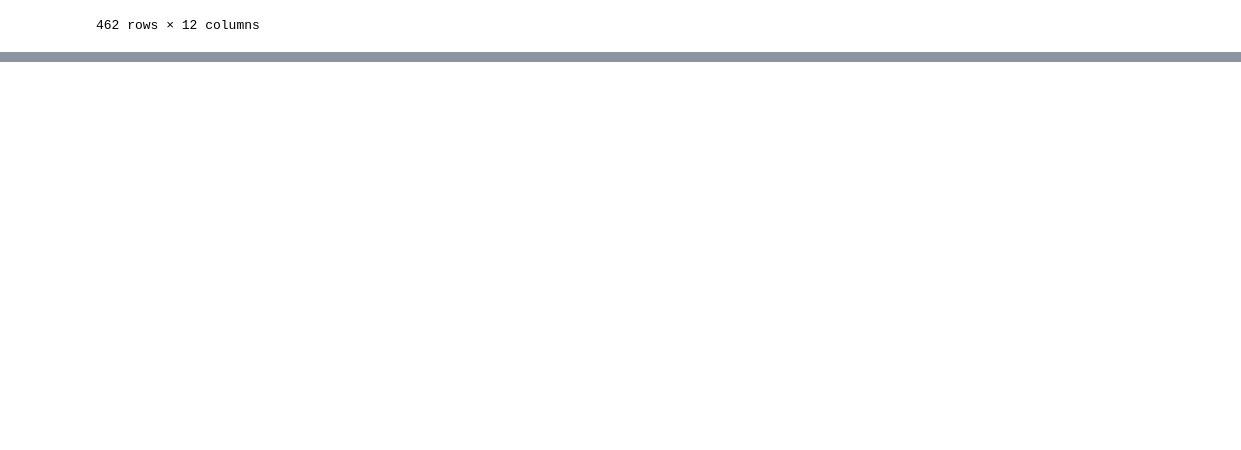
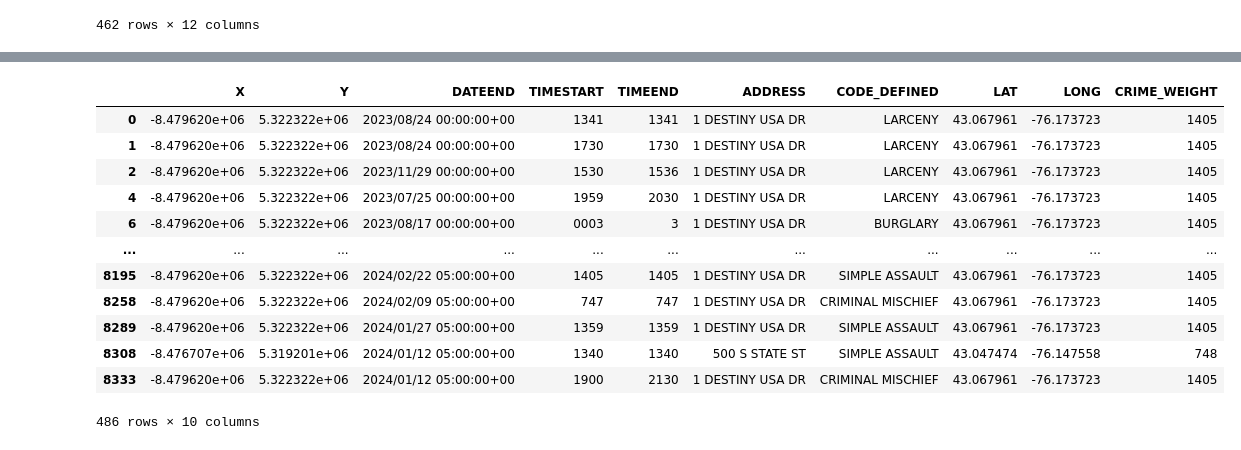
Before and after one commit to rangelkoli/WalkSafe, a Jupyter notebook: backend/EDA.ipynb, the cells around one changed output, grey strips where cells are left out. Drawn from its saved outputs; the diff is of its cells as text; code cells hidden in the pictures; blank space fills up the shorter version.

Commit message:
Added Heatmap Initial State

```diff
--- a/backend/EDA.ipynb
+++ b/backend/EDA.ipynb
@@ -119,10 +133,29 @@ dtype: int64
 # %%
-crimeWeights ={
-    "LARCENY": 1,
-    "BURGLARY": 2,
-    "MOTOR VEHICLE THEFT": 3,
-    "ROBBERY": 4,
-    "AGGRAVATED ASSAULT": 5,
+crimeWeights = {
+    "LARCENY": 2,
+    "MV THEFT": 2,
+    "BURGLARY": 10,
+    "ROBBERY": 10,
+    "OFFN AGAINST FAMILY": 5,
+    "DISORDERLY CONDUCT": 2,
+    "SIMPLE ASSAULT": 5,
+    "ALL OTHER OFFENSES": 2,
+    "CRIMINAL MISCHIEF": 5,
+    "DRIVING UNDER INFLUENCE": 10,
+    "POSSESSION/USE DANGEROUS WEAPONS": 10,
+    "FRAUD": 10,
+    "POSSESSION/USE DRUG": 10,
+    "KIDNAPPING": 50,
+    "LOITERING": 5,
+    "FORGERY/COUNTERFEIT": 10,
+    "STOLEN PROPERTY": 20,
+    "UNAUTHORIZED USE MV": 10,
+    "COERCION": 10,
+    "EXTORTION": 20,
+    "PROSTITUTION PATRON/PROMOTING": 25,
+    "SALE/MANUFACTURE CONTROLLED SUBSTANCE": 15,
+    "POSSESSION/MARIJUANA": 15,
+    "LIQUOR LAW VIOLATIONS": 20
 }
 
 # Group the data by address and calculate the sum of crime weights
@@ -132,3 +165,5 @@ address_crime_weights = allCrimeData.groupby('ADDRESS')['CODE_DEFINED'].apply(la
 allCrimeData['CRIME_WEIGHT'] = allCrimeData['ADDRESS'].map(address_crime_weights)
 
 allCrimeData
+
+allCrimeData.to_csv('allCrimeData.csv', index=False)
@@ -164,0 +197,22 @@ m.save('crime_map.html')
+# %%
+smallCrimes = allCrimeData[allCrimeData['CRIME_WEIGHT'] < 100]
+mediumCrimes = allCrimeData[(allCrimeData['CRIME_WEIGHT'] >= 100) & (allCrimeData['CRIME_WEIGHT'] < 500)]
+largeCrimes = allCrimeData[allCrimeData['CRIME_WEIGHT'] >= 500]
+
+smallCrimes
+mediumCrimes
+largeCrimes
+# %% [output]
+|  | X | Y | DATEEND | TIMESTART | TIMEEND | ADDRESS | CODE_DEFINED | LAT | LONG | CRIME_WEIGHT |
+| 0 | -8.479620e+06 | 5.322322e+06 | 2023/08/24 00:00:00+00 | 1341 | 1341 | 1 DESTINY USA DR | LARCENY | 43.067961 | -76.173723 | 1405 |
+| 1 | -8.479620e+06 | 5.322322e+06 | 2023/08/24 00:00:00+00 | 1730 | 1730 | 1 DESTINY USA DR | LARCENY | 43.067961 | -76.173723 | 1405 |
+| 2 | -8.479620e+06 | 5.322322e+06 | 2023/11/29 00:00:00+00 | 1530 | 1536 | 1 DESTINY USA DR | LARCENY | 43.067961 | -76.173723 | 1405 |
+| 4 | -8.479620e+06 | 5.322322e+06 | 2023/07/25 00:00:00+00 | 1959 | 2030 | 1 DESTINY USA DR | LARCENY | 43.067961 | -76.173723 | 1405 |
+| 6 | -8.479620e+06 | 5.322322e+06 | 2023/08/17 00:00:00+00 | 0003 | 3 | 1 DESTINY USA DR | BURGLARY | 43.067961 | -76.173723 | 1405 |
+| ... | ... | ... | ... | ... | ... | ... | ... | ... | ... | ... |
+| 8195 | -8.479620e+06 | 5.322322e+06 | 2024/02/22 05:00:00+00 | 1405 | 1405 | 1 DESTINY USA DR | SIMPLE ASSAULT | 43.067961 | -76.173723 | 1405 |
+| 8258 | -8.479620e+06 | 5.322322e+06 | 2024/02/09 05:00:00+00 | 747 | 747 | 1 DESTINY USA DR | CRIMINAL MISCHIEF | 43.067961 | -76.173723 | 1405 |
+| 8289 | -8.479620e+06 | 5.322322e+06 | 2024/01/27 05:00:00+00 | 1359 | 1359 | 1 DESTINY USA DR | SIMPLE ASSAULT | 43.067961 | -76.173723 | 1405 |
+| 8308 | -8.476707e+06 | 5.319201e+06 | 2024/01/12 05:00:00+00 | 1340 | 1340 | 500 S STATE ST | SIMPLE ASSAULT | 43.047474 | -76.147558 | 748 |
+| 8333 | -8.479620e+06 | 5.322322e+06 | 2024/01/12 05:00:00+00 | 1900 | 2130 | 1 DESTINY USA DR | CRIMINAL MISCHIEF | 43.067961 | -76.173723 | 1405 |
+486 rows × 10 columns
```
Also changed, not shown: parts of 7 cells of this notebook, 5 other files.
